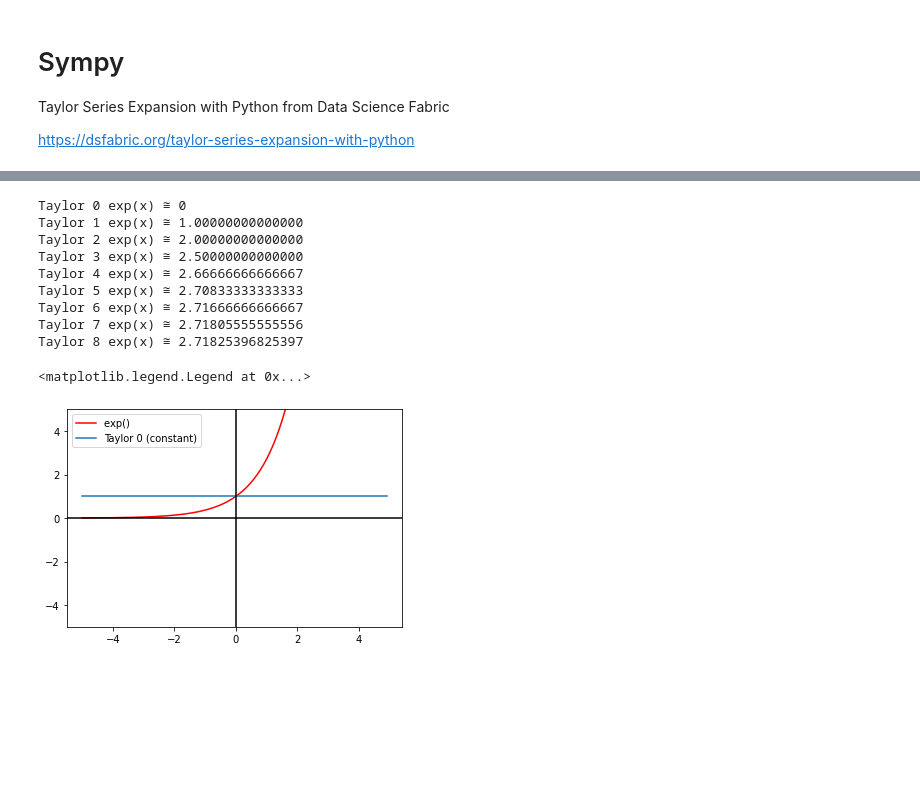
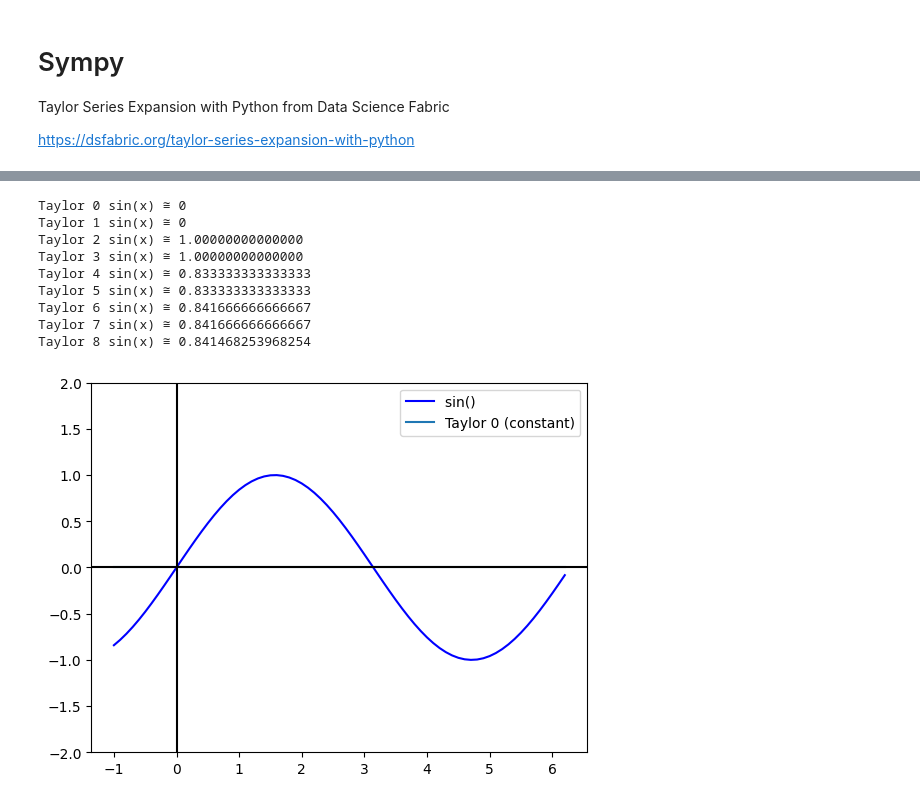
Before and after one commit to dfbello/MetNumUN2023I, a Jupyter notebook: Lab9/Group7_Taylor_sin_x.ipynb, the cells around one changed output, grey strips where cells are left out. Saved outputs shown, nothing was run; the diff lists cells and outputs as text; code cells hidden in the pictures; blank space fills up the shorter version.

```diff
--- a/Lab9/Group7_Taylor_sin_x.ipynb
+++ b/Lab9/Group7_Taylor_sin_x.ipynb
@@ -1158,46 +1076,45 @@ Taylor 8 exp(x) ≅ 685/252
 # %%
-print('Taylor 0 exp(x) ≅', N(taylor(exp(x), 0, 0).subs(x,1)))
-print('Taylor 1 exp(x) ≅', N(taylor(exp(x), 0, 1).subs(x,1)))
-print('Taylor 2 exp(x) ≅', N(taylor(exp(x), 0, 2).subs(x,1)))
-print('Taylor 3 exp(x) ≅', N(taylor(exp(x), 0, 3).subs(x,1)))
-print('Taylor 4 exp(x) ≅', N(taylor(exp(x), 0, 4).subs(x,1)))
-print('Taylor 5 exp(x) ≅', N(taylor(exp(x), 0, 5).subs(x,1)))
-print('Taylor 6 exp(x) ≅', N(taylor(exp(x), 0, 6).subs(x,1)))
-print('Taylor 7 exp(x) ≅', N(taylor(exp(x), 0, 7).subs(x,1)))
-print('Taylor 8 exp(x) ≅', N(taylor(exp(x), 0, 8).subs(x,1)))
+print('Taylor 0 sin(x) ≅', N(taylor(sin(x), 0, 0).subs(x,1)))
+print('Taylor 1 sin(x) ≅', N(taylor(sin(x), 0, 1).subs(x,1)))
+print('Taylor 2 sin(x) ≅', N(taylor(sin(x), 0, 2).subs(x,1)))
+print('Taylor 3 sin(x) ≅', N(taylor(sin(x), 0, 3).subs(x,1)))
+print('Taylor 4 sin(x) ≅', N(taylor(sin(x), 0, 4).subs(x,1)))
+print('Taylor 5 sin(x) ≅', N(taylor(sin(x), 0, 5).subs(x,1)))
+print('Taylor 6 sin(x) ≅', N(taylor(sin(x), 0, 6).subs(x,1)))
+print('Taylor 7 sin(x) ≅', N(taylor(sin(x), 0, 7).subs(x,1)))
+print('Taylor 8 sin(x) ≅', N(taylor(sin(x), 0, 8).subs(x,1)))
 # %% [output]
-Taylor 0 exp(x) ≅ 0
-Taylor 1 exp(x) ≅ 1.00000000000000
-Taylor 2 exp(x) ≅ 2.00000000000000
-Taylor 3 exp(x) ≅ 2.50000000000000
-Taylor 4 exp(x) ≅ 2.66666666666667
-Taylor 5 exp(x) ≅ 2.70833333333333
-Taylor 6 exp(x) ≅ 2.71666666666667
-Taylor 7 exp(x) ≅ 2.71805555555556
-Taylor 8 exp(x) ≅ 2.71825396825397
+Taylor 0 sin(x) ≅ 0
+Taylor 1 sin(x) ≅ 0
+Taylor 2 sin(x) ≅ 1.00000000000000
+Taylor 3 sin(x) ≅ 1.00000000000000
+Taylor 4 sin(x) ≅ 0.833333333333333
+Taylor 5 sin(x) ≅ 0.833333333333333
+Taylor 6 sin(x) ≅ 0.841666666666667
+Taylor 7 sin(x) ≅ 0.841666666666667
+Taylor 8 sin(x) ≅ 0.841468253968254
 # %%
 import math
 import numpy as np
 import matplotlib.pyplot as plt
 # if using a Jupyter notebook, include:
 %matplotlib inline
 
-values = np.arange(-5,5,0.1)
-p_exp = np.exp(values)
-t_exp1 = [taylor(exp(x), 0, 1).subs(x,v) for v in values]
-legends = ['exp() ','Taylor 0 (constant)']
+values = np.arange(-1,2*np.pi,0.1)
+p_sin = np.sin(values)
+t_sin1 = [taylor(sin(x), 0, 1).subs(x,v) for v in values]
+legends = ['sin() ','Taylor 0 (constant)']
 
 fig, ax = plt.subplots()
-ax.plot(values,p_exp, color ='red')
-ax.plot(values,t_exp1)
+ax.plot(values,p_sin, color ='blue')
+ax.plot(values,t_sin1)
 
-ax.set_ylim([-5,5])
+ax.set_ylim([-2,2])
 ax.axhline(y=0.0, xmin=-5.0, xmax=5.0, color='black')
 ax.axvline(x=0.0, ymin=-10.0, ymax=10.0, color='black')
-ax.legend(legends)
+ax.legend(legends);
 # %% [output]
-<matplotlib.legend.Legend at 0x...>
-[figure, old version]
+[figure, new version]
 # %%
 import math
 import numpy as np
```
Also changed, not shown: parts of 50 cells of this notebook.
